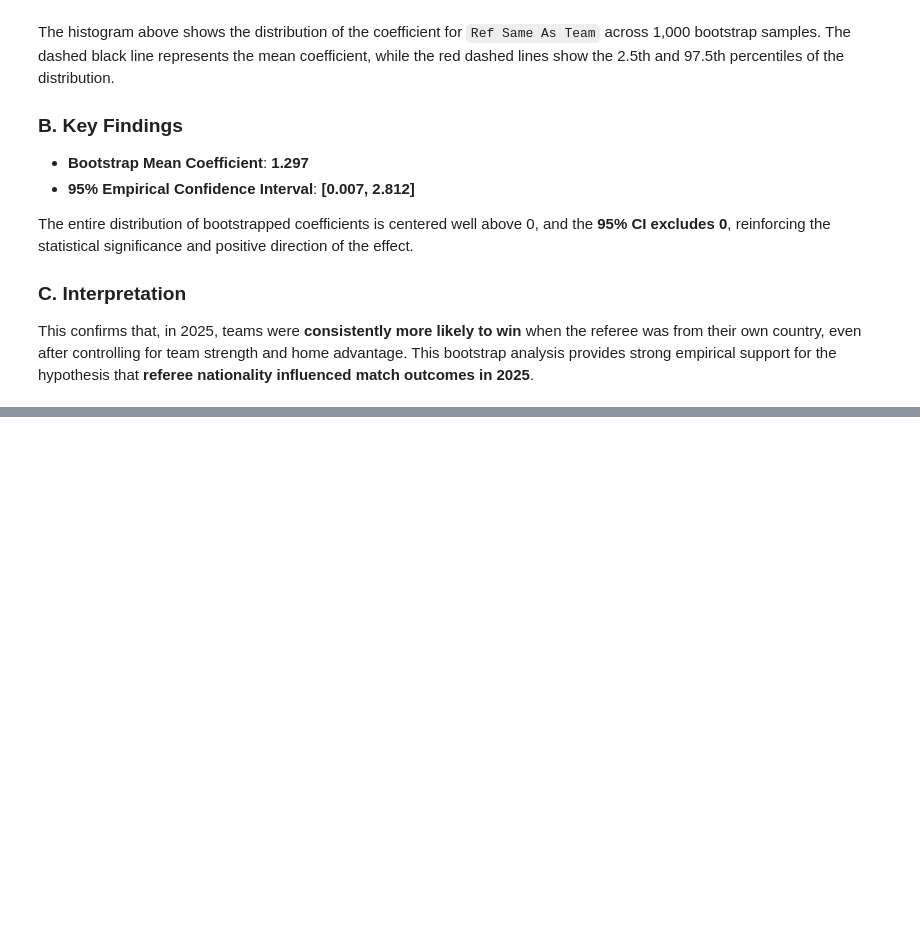
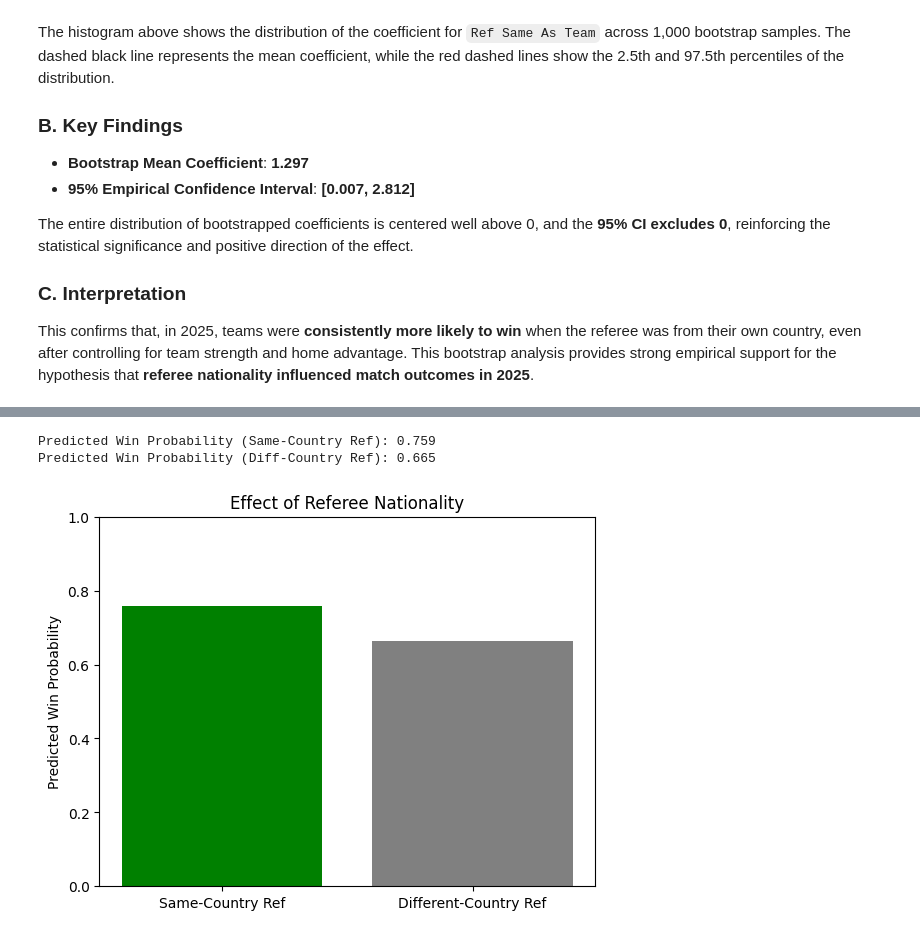
Before and after one commit to harryarthur/SRP23to25, a Jupyter notebook: super_rugby.ipynb, the cells around one changed output, grey strips where cells are left out. Saved outputs shown, nothing was run; the diff lists cells and outputs as text; code cells hidden in the pictures; blank space fills up the shorter version.

```diff
--- a/super_rugby.ipynb
+++ b/super_rugby.ipynb
@@ -981,0 +1115,29 @@ This confirms that, in 2025, teams were **consistently more likely to win** when
+# %%
+import numpy as np
+import matplotlib.pyplot as plt
+
+# Median input row
+median_vals = X.median().to_frame().T
+
+same_country = median_vals.copy()
+same_country["Ref Same As Team"] = 1
+
+diff_country = median_vals.copy()
+diff_country["Ref Same As Team"] = 0
+
+pred_same = model_clustered.predict(same_country)[0]
+pred_diff = model_clustered.predict(diff_country)[0]
+
+print(f"Predicted Win Probability (Same-Country Ref): {pred_same:.3f}")
+print(f"Predicted Win Probability (Diff-Country Ref): {pred_diff:.3f}")
+
+# Visualize
+plt.bar(["Same-Country Ref", "Different-Country Ref"], [pred_same, pred_diff], color=["green", "gray"])
+plt.ylabel("Predicted Win Probability")
+plt.title("Effect of Referee Nationality")
+plt.ylim(0, 1)
+plt.show()
+# %% [output]
+Predicted Win Probability (Same-Country Ref): 0.759
+Predicted Win Probability (Diff-Country Ref): 0.665
+[figure, added]
```
Also changed, not shown: parts of 31 cells of this notebook.
